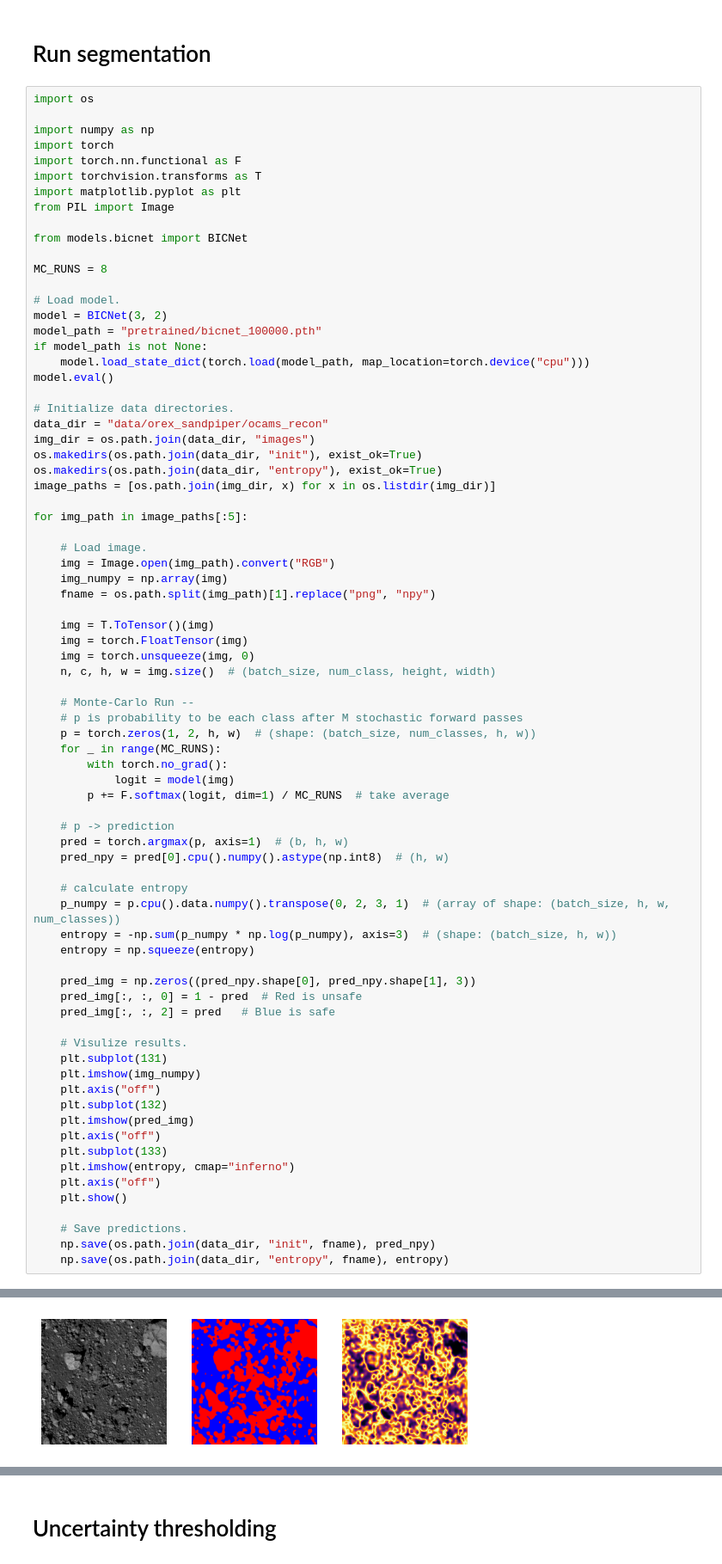
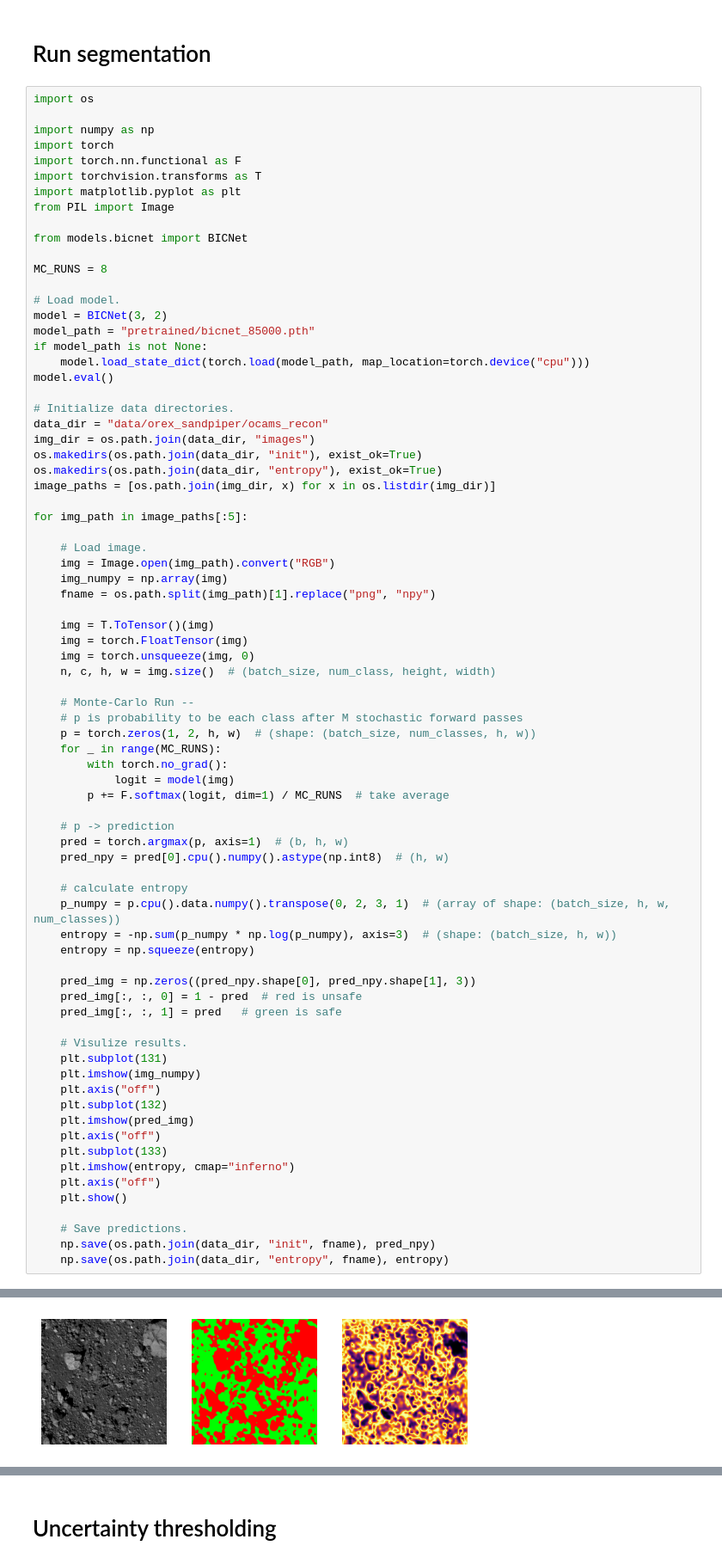
Before and after one commit to travisdriver/deep_monocular_hd, a Jupyter notebook: segmentation_demo.ipynb, the cells around one changed output, grey strips where cells are left out. Shown at 86% size. Saved outputs shown, nothing was run; the diff lists cells and outputs as text.

```diff
--- a/segmentation_demo.ipynb
+++ b/segmentation_demo.ipynb
@@ -29,7 +29,7 @@ MC_RUNS = 8
 
 # Load model.
 model = BICNet(3, 2)
-model_path = "pretrained/bicnet_100000.pth"
+model_path = "pretrained/bicnet_85000.pth"
 if model_path is not None:
     model.load_state_dict(torch.load(model_path, map_location=torch.device("cpu")))
 model.eval()
@@ -71,8 +71,8 @@ for img_path in image_paths[:5]:
     entropy = np.squeeze(entropy)
 
     pred_img = np.zeros((pred_npy.shape[0], pred_npy.shape[1], 3))
-    pred_img[:, :, 0] = 1 - pred  # Red is unsafe
-    pred_img[:, :, 2] = pred   # Blue is safe
+    pred_img[:, :, 0] = 1 - pred  # red is unsafe
+    pred_img[:, :, 1] = pred   # green is safe
 
     # Visulize results.
     plt.subplot(131)
@@ -94 +94 @@ for img_path in image_paths[:5]:
-[figure, old version]
+[figure, new version]
```
Also changed, not shown: parts of 2 cells of this notebook.
